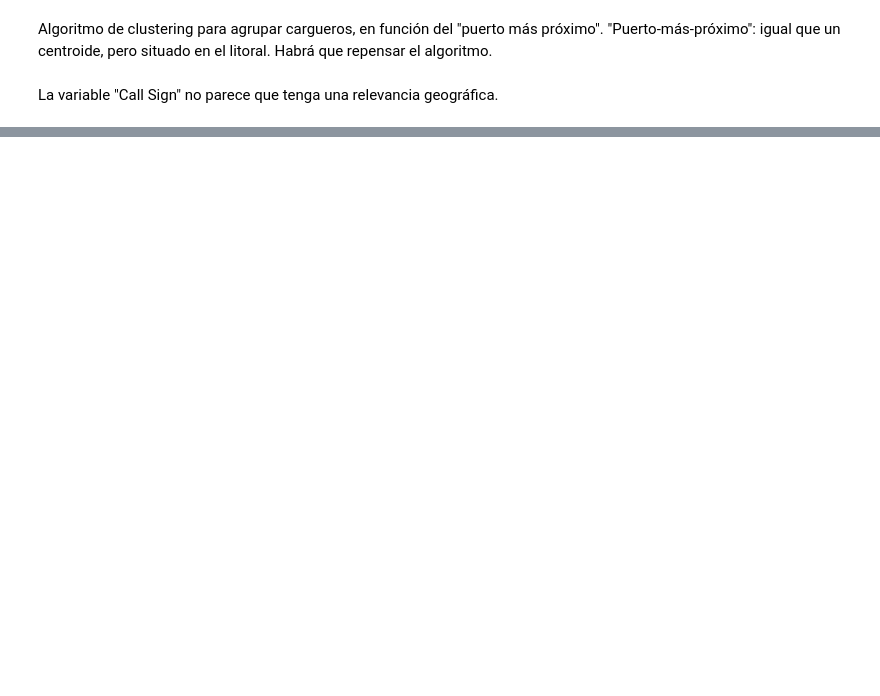
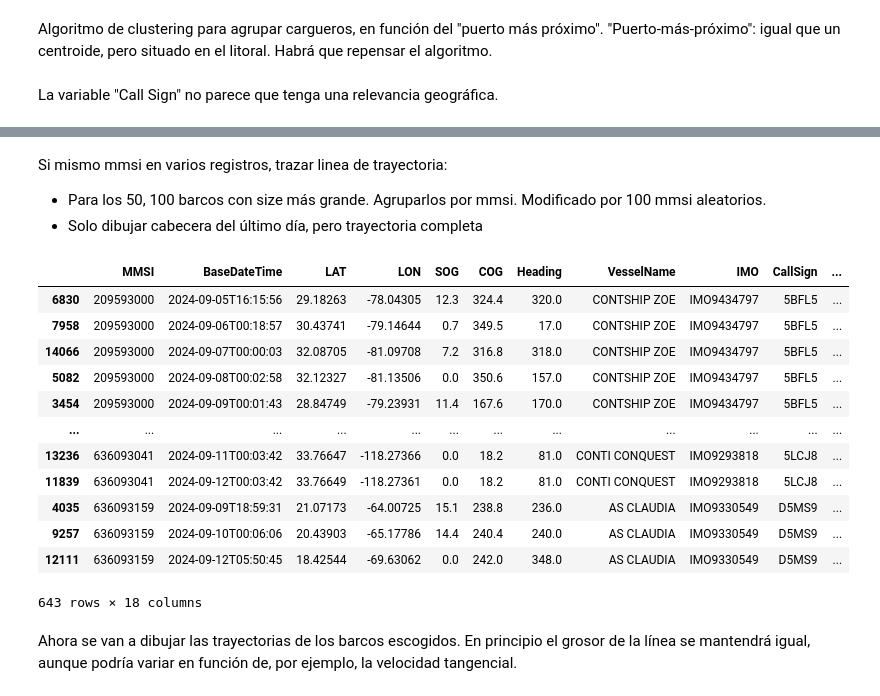
Before and after one commit to GonzaloLopezS/TFM_AFI_2025, a Jupyter notebook: AAA_code/ports_USA_EDA.ipynb, the cells around one changed output, grey strips where cells are left out. Cells and saved outputs as stored; diff of their text form; code cells hidden in the pictures; blank space fills up the shorter version.

```diff
--- a/AAA_code/ports_USA_EDA.ipynb
+++ b/AAA_code/ports_USA_EDA.ipynb
@@ -238,0 +159,28 @@ fig.show()
+# %% [markdown]
+Si mismo mmsi en varios registros, trazar linea de trayectoria:
+- Para los 50, 100 barcos con size más grande. Agruparlos por mmsi. Modificado por 100 mmsi aleatorios.
+- Solo dibujar cabecera del último día, pero trayectoria completa
+# %%
+np.random.seed(123)
+top100_barcos = cargo_september_df['MMSI'].unique()
+valores_aleatorios = np.random.choice(top100_barcos, size=100, replace=False)
+# %%
+top100_barcos_df = cargo_september_df[cargo_september_df['MMSI'].isin(valores_aleatorios)]
+# %%
+top100_barcos_df.sort_values(by=["MMSI","BaseDateTime"])
+# %% [output]
+|  | MMSI | BaseDateTime | LAT | LON | SOG | COG | Heading | VesselName | IMO | CallSign | ... |
+| 6830 | 209593000 | 2024-09-05T16:15:56 | 29.18263 | -78.04305 | 12.3 | 324.4 | 320.0 | CONTSHIP ZOE | IMO9434797 | 5BFL5 | ... |
+| 7958 | 209593000 | 2024-09-06T00:18:57 | 30.43741 | -79.14644 | 0.7 | 349.5 | 17.0 | CONTSHIP ZOE | IMO9434797 | 5BFL5 | ... |
+| 14066 | 209593000 | 2024-09-07T00:00:03 | 32.08705 | -81.09708 | 7.2 | 316.8 | 318.0 | CONTSHIP ZOE | IMO9434797 | 5BFL5 | ... |
+| 5082 | 209593000 | 2024-09-08T00:02:58 | 32.12327 | -81.13506 | 0.0 | 350.6 | 157.0 | CONTSHIP ZOE | IMO9434797 | 5BFL5 | ... |
+| 3454 | 209593000 | 2024-09-09T00:01:43 | 28.84749 | -79.23931 | 11.4 | 167.6 | 170.0 | CONTSHIP ZOE | IMO9434797 | 5BFL5 | ... |
+| ... | ... | ... | ... | ... | ... | ... | ... | ... | ... | ... | ... |
+| 13236 | 636093041 | 2024-09-11T00:03:42 | 33.76647 | -118.27366 | 0.0 | 18.2 | 81.0 | CONTI CONQUEST | IMO9293818 | 5LCJ8 | ... |
+| 11839 | 636093041 | 2024-09-12T00:03:42 | 33.76649 | -118.27361 | 0.0 | 18.2 | 81.0 | CONTI CONQUEST | IMO9293818 | 5LCJ8 | ... |
+| 4035 | 636093159 | 2024-09-09T18:59:31 | 21.07173 | -64.00725 | 15.1 | 238.8 | 236.0 | AS CLAUDIA | IMO9330549 | D5MS9 | ... |
+| 9257 | 636093159 | 2024-09-10T00:06:06 | 20.43903 | -65.17786 | 14.4 | 240.4 | 240.0 | AS CLAUDIA | IMO9330549 | D5MS9 | ... |
+| 12111 | 636093159 | 2024-09-12T05:50:45 | 18.42544 | -69.63062 | 0.0 | 242.0 | 348.0 | AS CLAUDIA | IMO9330549 | D5MS9 | ... |
+643 rows × 18 columns
+# %% [markdown]
+Ahora se van a dibujar las trayectorias de los barcos escogidos. En principio el grosor de la línea se mantendrá igual, aunque podría variar en función de, por ejemplo, la velocidad tangencial.
```
Also changed, not shown: parts of 38 cells of this notebook, 6 other files.
